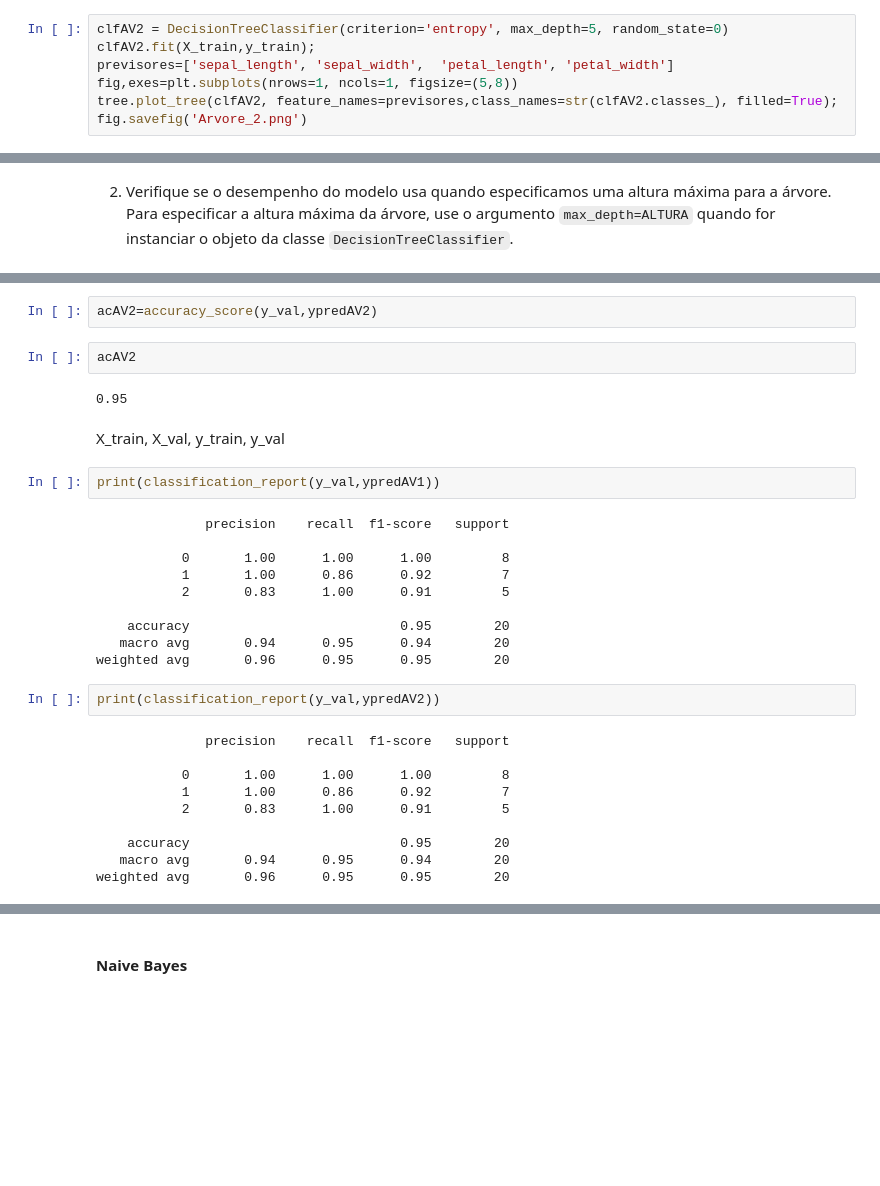
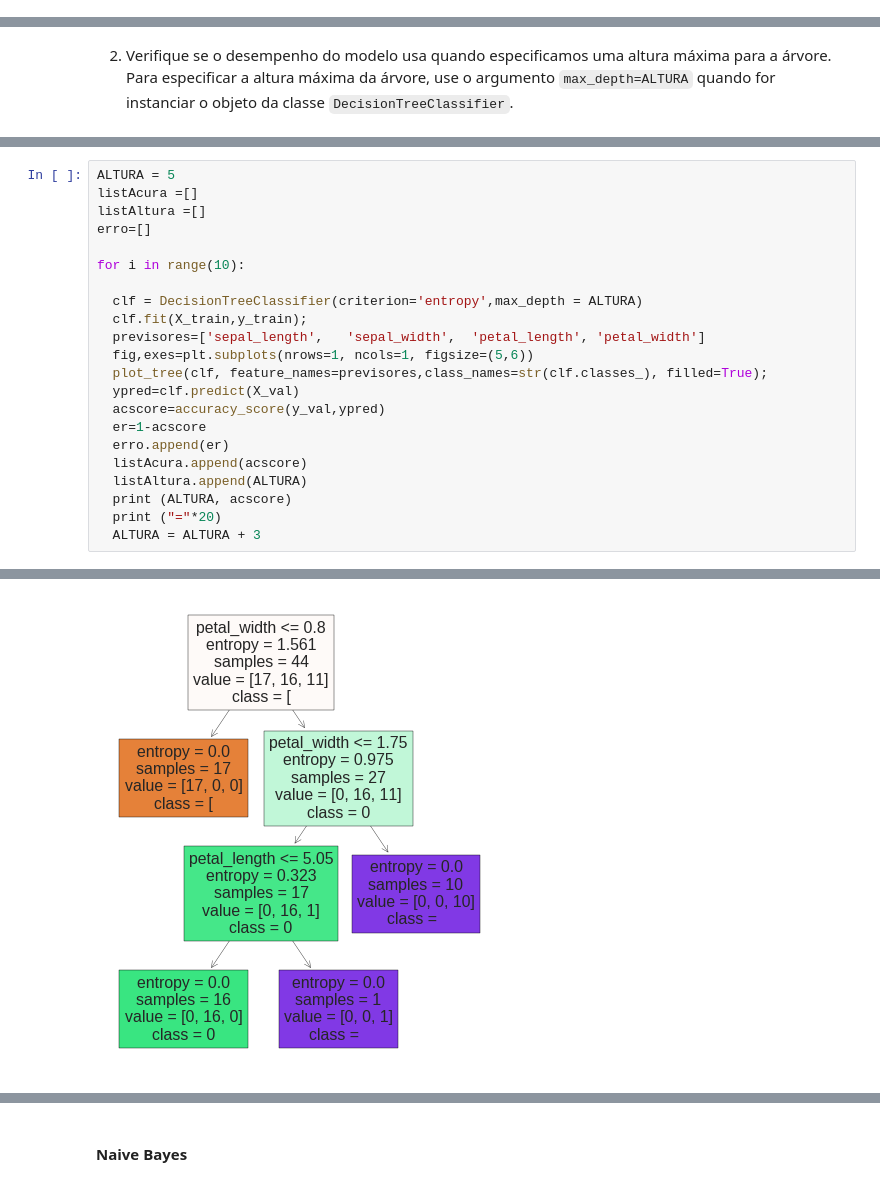
Before and after one commit to AnaCristina1972/projett, a Jupyter notebook: Atividade_1_Modelos_introdutórios.ipynb, the cells around one changed output, grey strips where cells are left out. Saved outputs shown, nothing was run; the diff lists cells and outputs as text; blank space fills up the shorter version.

```diff
--- a/Atividade_1_Modelos_introdutórios.ipynb
+++ b/Atividade_1_Modelos_introdutórios.ipynb
@@ -344,7 +304,0 @@ array([2, 1, 0, 0, 2, 1, 1, 0, 1, 2, 0, 1, 0, 1, 0, 2, 0, 0, 2, 2])
-# %%
-clfAV2 = DecisionTreeClassifier(criterion='entropy', max_depth=5, random_state=0)
-clfAV2.fit(X_train,y_train);
-previsores=['sepal_length',	'sepal_width',	'petal_length',	'petal_width']
-fig,exes=plt.subplots(nrows=1, ncols=1, figsize=(5,8))
-tree.plot_tree(clfAV2, feature_names=previsores,class_names=str(clfAV2.classes_), filled=True);
-fig.savefig('Arvore_2.png')
@@ -423,32 +312,23 @@ acAV1
-# %%
-acAV2=accuracy_score(y_val,ypredAV2)
-# %%
-acAV2
-# %% [output]
-0.95
-# %% [markdown]
-X_train, X_val, y_train, y_val
-# %%
-print(classification_report(y_val,ypredAV1))
-# %% [output]
-              precision    recall  f1-score   support
-
-           0       1.00      1.00      1.00         8
-           1       1.00      0.86      0.92         7
-           2       0.83      1.00      0.91         5
-
-    accuracy                           0.95        20
-   macro avg       0.94      0.95      0.94        20
-weighted avg       0.96      0.95      0.95        20
-# %%
-print(classification_report(y_val,ypredAV2))
-# %% [output]
-              precision    recall  f1-score   support
-
-           0       1.00      1.00      1.00         8
-           1       1.00      0.86      0.92         7
-           2       0.83      1.00      0.91         5
-
-    accuracy                           0.95        20
-   macro avg       0.94      0.95      0.94        20
-weighted avg       0.96      0.95      0.95        20
+# %%
+ALTURA = 5
+listAcura =[]
+listAltura =[]
+erro=[]
+
+for i in range(10):
+
+  clf = DecisionTreeClassifier(criterion='entropy',max_depth = ALTURA)
+  clf.fit(X_train,y_train);
+  previsores=['sepal_length',	'sepal_width',	'petal_length',	'petal_width']
+  fig,exes=plt.subplots(nrows=1, ncols=1, figsize=(5,6))
+  plot_tree(clf, feature_names=previsores,class_names=str(clf.classes_), filled=True);
+  ypred=clf.predict(X_val)
+  acscore=accuracy_score(y_val,ypred)
+  er=1-acscore
+  erro.append(er)
+  listAcura.append(acscore)
+  listAltura.append(ALTURA)
+  print (ALTURA, acscore)
+  print ("="*20)
+  ALTURA = ALTURA + 3
+# %% [output]
@@ -454,0 +355 @@ weighted avg       0.96      0.95      0.95        20
+[figure, added]
```
Also changed, not shown: parts of 69 cells of this notebook.
